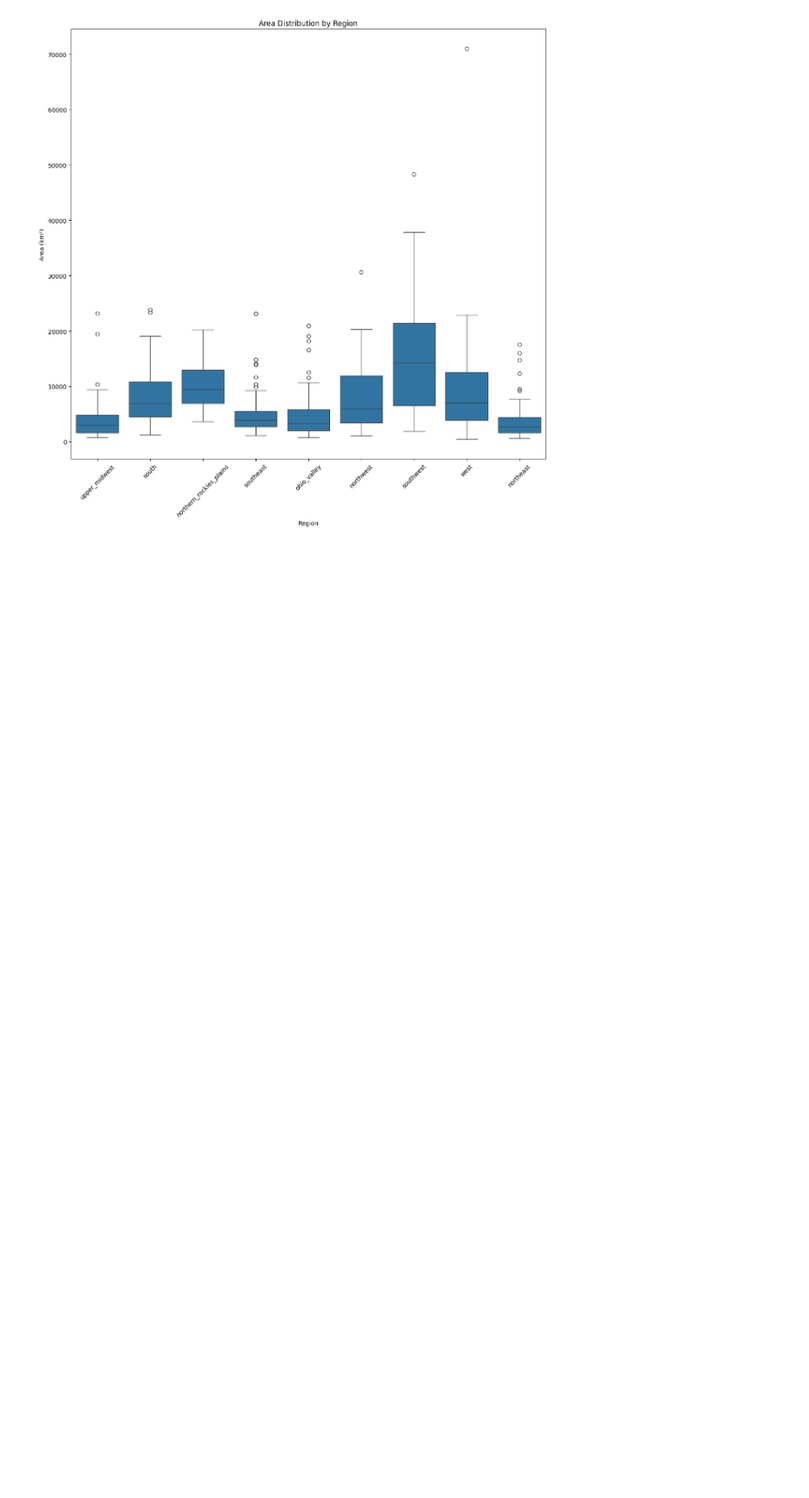
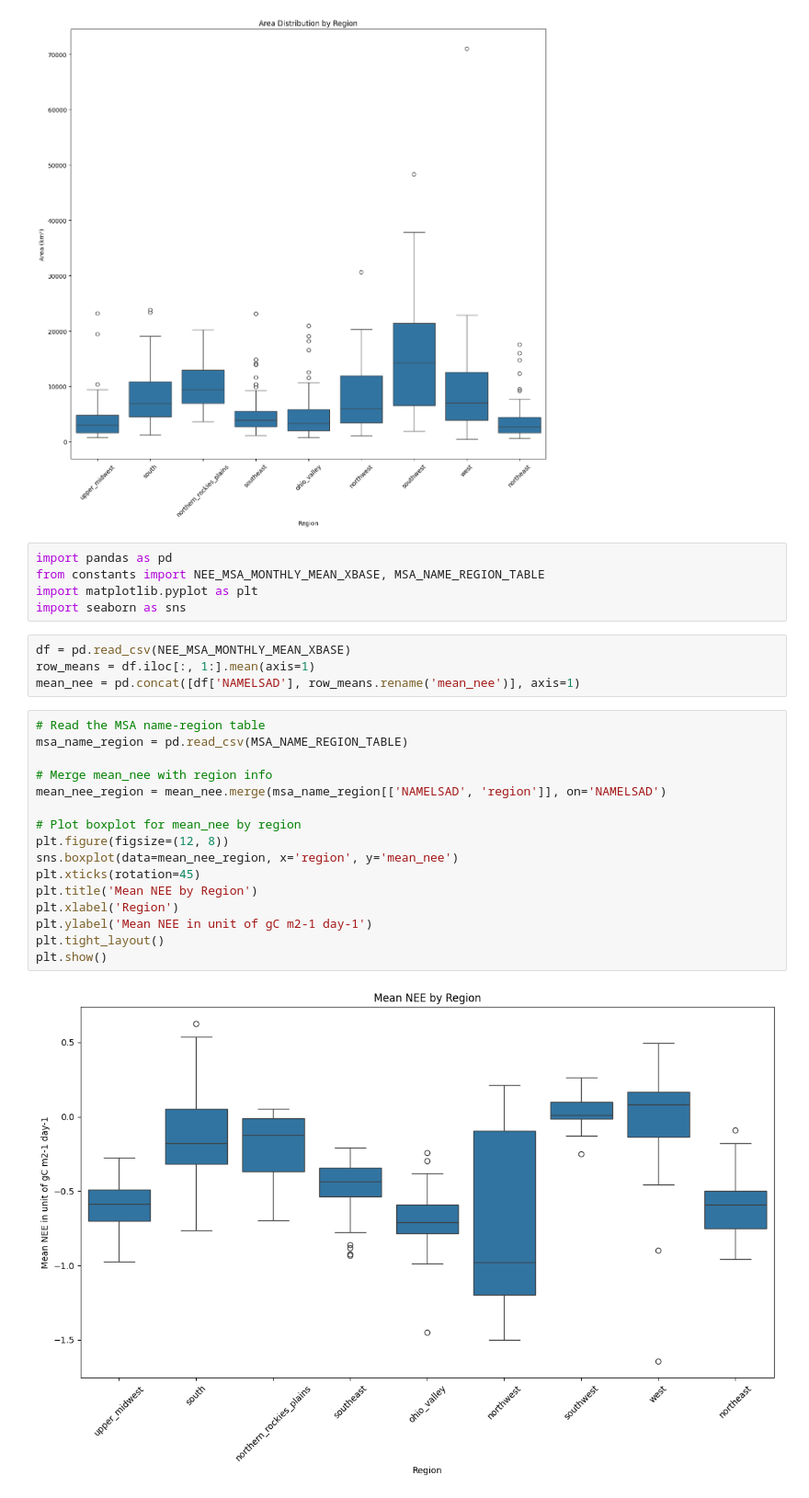
Before and after one commit to qifan-wu/urban_greening_windows, a Jupyter notebook: msa_info.ipynb, the cells around one changed output. Shown at 92% size. Saved outputs shown, nothing was run; the diff lists cells and outputs as text; blank space fills up the shorter version.

```diff
--- a/msa_info.ipynb
+++ b/msa_info.ipynb
@@ -66,3 +68,30 @@ plt.tight_layout()
 plt.show()
 # %% [output]
 [figure]
+# %%
+import pandas as pd
+from constants import NEE_MSA_MONTHLY_MEAN_XBASE, MSA_NAME_REGION_TABLE
+import matplotlib.pyplot as plt
+import seaborn as sns
+# %%
+df = pd.read_csv(NEE_MSA_MONTHLY_MEAN_XBASE)
+row_means = df.iloc[:, 1:].mean(axis=1)
+mean_nee = pd.concat([df['NAMELSAD'], row_means.rename('mean_nee')], axis=1)
+# %%
+# Read the MSA name-region table
+msa_name_region = pd.read_csv(MSA_NAME_REGION_TABLE)
+
+# Merge mean_nee with region info
+mean_nee_region = mean_nee.merge(msa_name_region[['NAMELSAD', 'region']], on='NAMELSAD')
+
+# Plot boxplot for mean_nee by region
+plt.figure(figsize=(12, 8))
+sns.boxplot(data=mean_nee_region, x='region', y='mean_nee')
+plt.xticks(rotation=45)
+plt.title('Mean NEE by Region')
+plt.xlabel('Region')
+plt.ylabel('Mean NEE in unit of gC m2-1 day-1')
+plt.tight_layout()
+plt.show()
+# %% [output]
+[figure, added]
```
Also changed, not shown: parts of 2 cells of this notebook, 9 other files.
